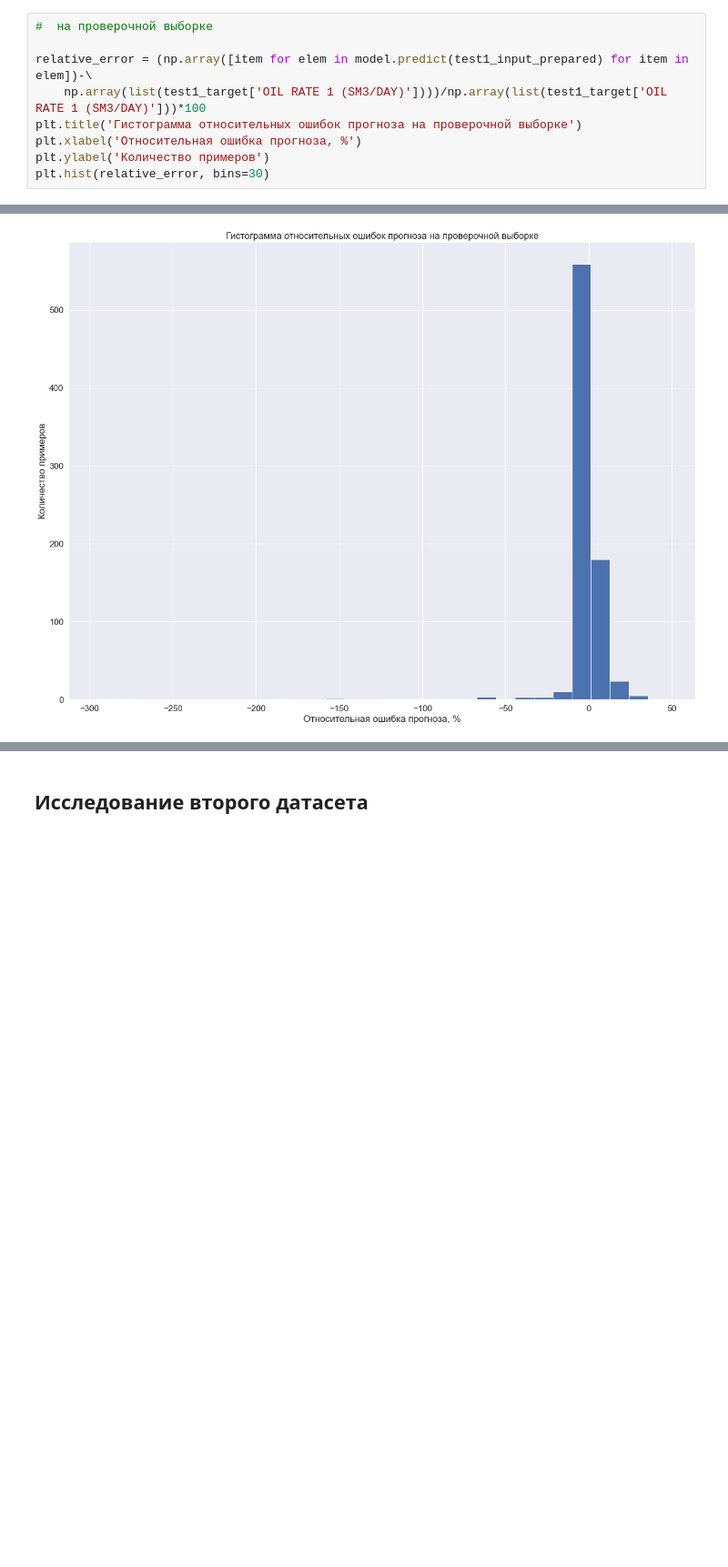
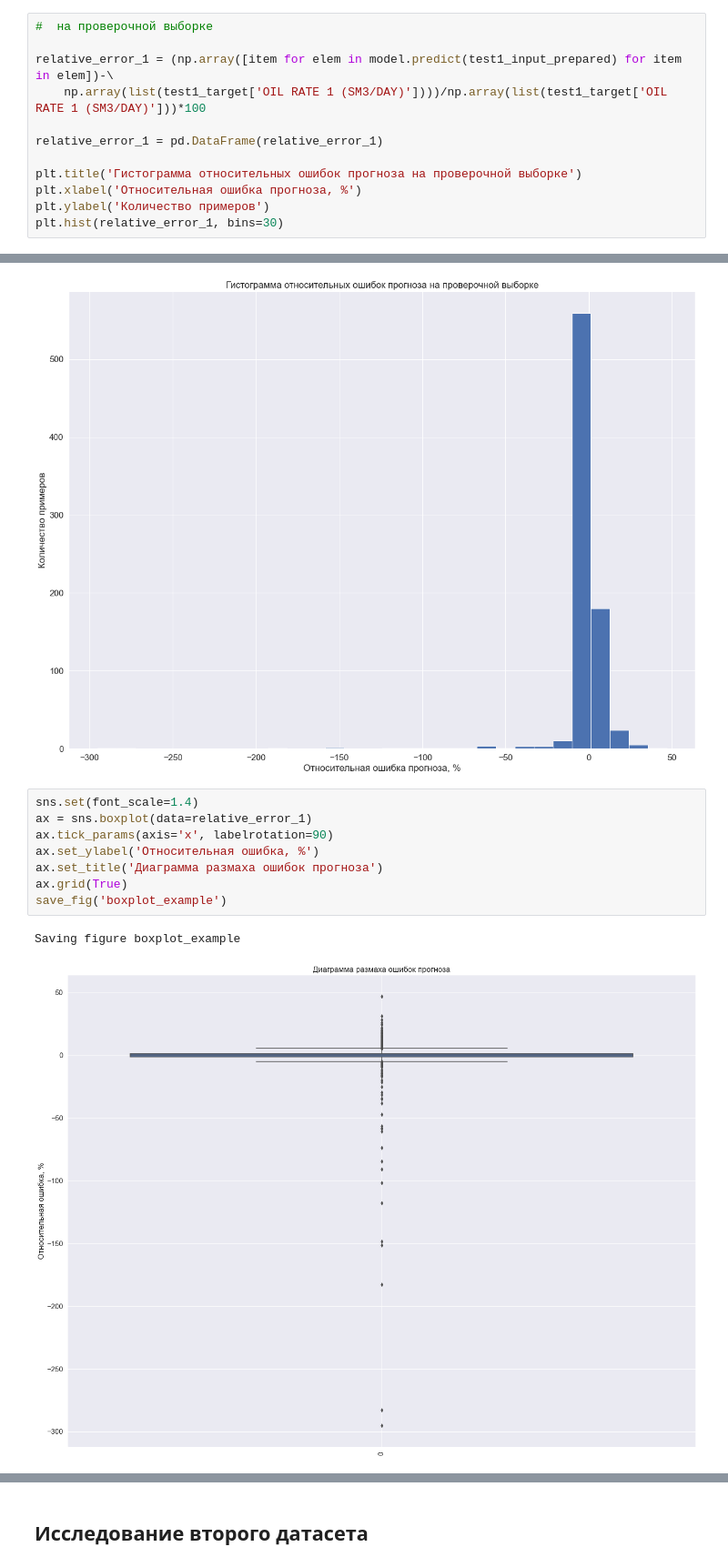
Before and after one commit to mualal/ml-experiments, a Jupyter notebook: reservoir_exploration.ipynb, the cells around one changed output, grey strips where cells are left out. Shown at 91% size. Saved outputs shown, nothing was run; the diff lists cells and outputs as text; blank space fills up the shorter version.

```diff
--- a/reservoir_exploration.ipynb
+++ b/reservoir_exploration.ipynb
@@ -417,12 +417,15 @@ print('Факт: ', list(some_labels))
 # %%
 #  на проверочной выборке
 
-relative_error = (np.array([item for elem in model.predict(test1_input_prepared) for item in elem])-\
+relative_error_1 = (np.array([item for elem in model.predict(test1_input_prepared) for item in elem])-\
     np.array(list(test1_target['OIL RATE 1 (SM3/DAY)'])))/np.array(list(test1_target['OIL RATE 1 (SM3/DAY)']))*100
+
+relative_error_1 = pd.DataFrame(relative_error_1)
+
 plt.title('Гистограмма относительных ошибок прогноза на проверочной выборке')
 plt.xlabel('Относительная ошибка прогноза, %')
 plt.ylabel('Количество примеров')
-plt.hist(relative_error, bins=30)
+plt.hist(relative_error_1, bins=30)
 # %% [output]
 (array([  1.,   1.,   0.,   0.,   0.,   0.,   0.,   0.,   0.,   1.,   0.,
           0.,   2.,   0.,   0.,   1.,   1.,   1.,   1.,   1.,   4.,   1.,
@@ -437,3 +440,14 @@ plt.hist(relative_error, bins=30)
           24.03221553,   35.43340306,   46.83459059]),
  <BarContainer object of 30 artists>)
 [figure]
+# %%
+sns.set(font_scale=1.4)
+ax = sns.boxplot(data=relative_error_1)
+ax.tick_params(axis='x', labelrotation=90)
+ax.set_ylabel('Относительная ошибка, %')
+ax.set_title('Диаграмма размаха ошибок прогноза')
+ax.grid(True)
+save_fig('boxplot_example')
+# %% [output]
+Saving figure boxplot_example
+[figure, added]
```
Also changed, not shown: parts of 4 cells of this notebook.
